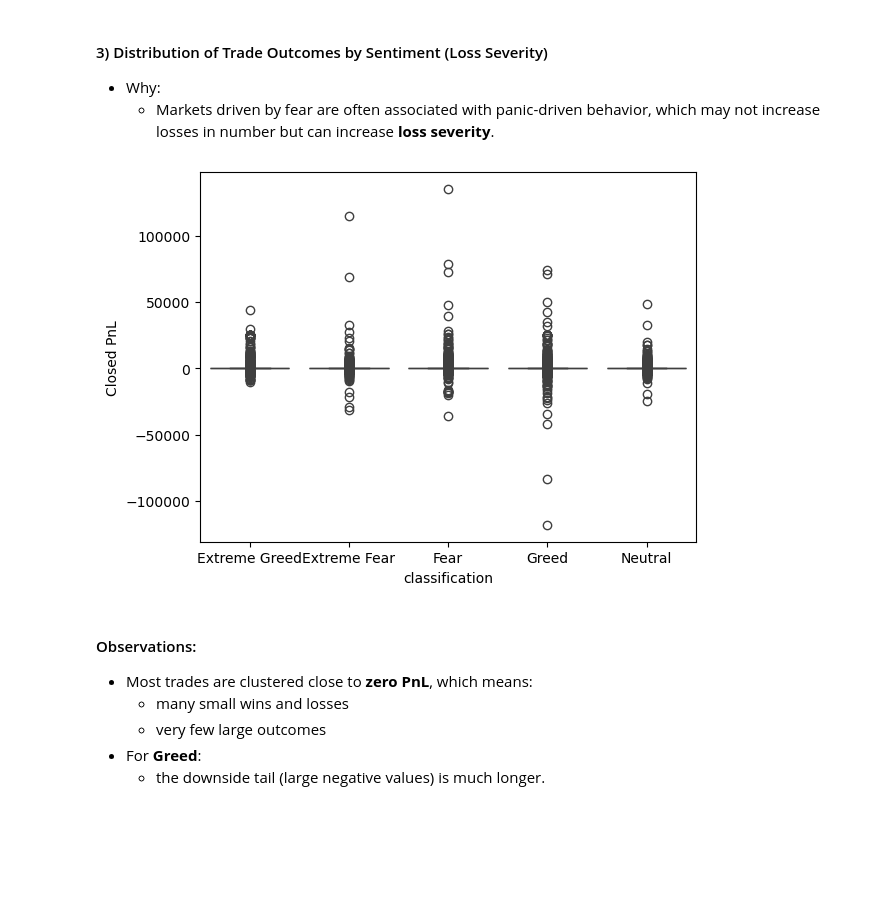
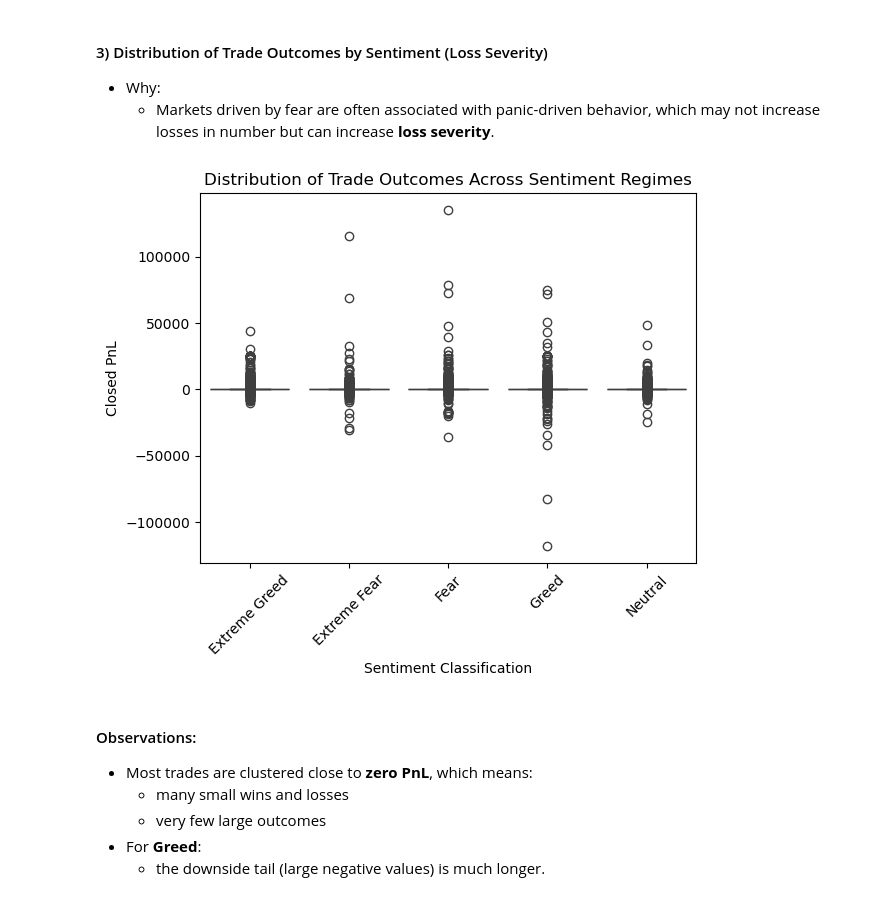
Before and after one commit to Hrishichaudhary/trader-sentiment-analysis, a Jupyter notebook: trader-sentiment-analysis.ipynb, the cells around one changed output. Cells and saved outputs as stored; diff of their text form; code cells hidden in the pictures; blank space fills up the shorter version.

Commit message:
updated the plots with proper labels

```diff
--- a/trader-sentiment-analysis.ipynb
+++ b/trader-sentiment-analysis.ipynb
@@ -471,9 +486,16 @@ _=df.groupby('classification')['is_profitable'].mean().plot(kind='bar')
 # %%
 import seaborn as sns
 
-_=sns.boxplot(x = 'classification', y='Closed PnL', data=df)
+ax = sns.boxplot(x='classification', y='Closed PnL', data=df)
+
+ax.set_title('Distribution of Trade Outcomes Across Sentiment Regimes')
+ax.set_xlabel('Sentiment Classification')
+ax.set_ylabel('Closed PnL')
+
+plt.xticks(rotation=45)
+plt.show()
 # %% [output]
-[figure, old version]
+[figure, new version]
 # %% [markdown]
 #### Observations:
 * Most trades are clustered close to **zero PnL**, which means:
```
Also changed, not shown: parts of 7 cells of this notebook.
